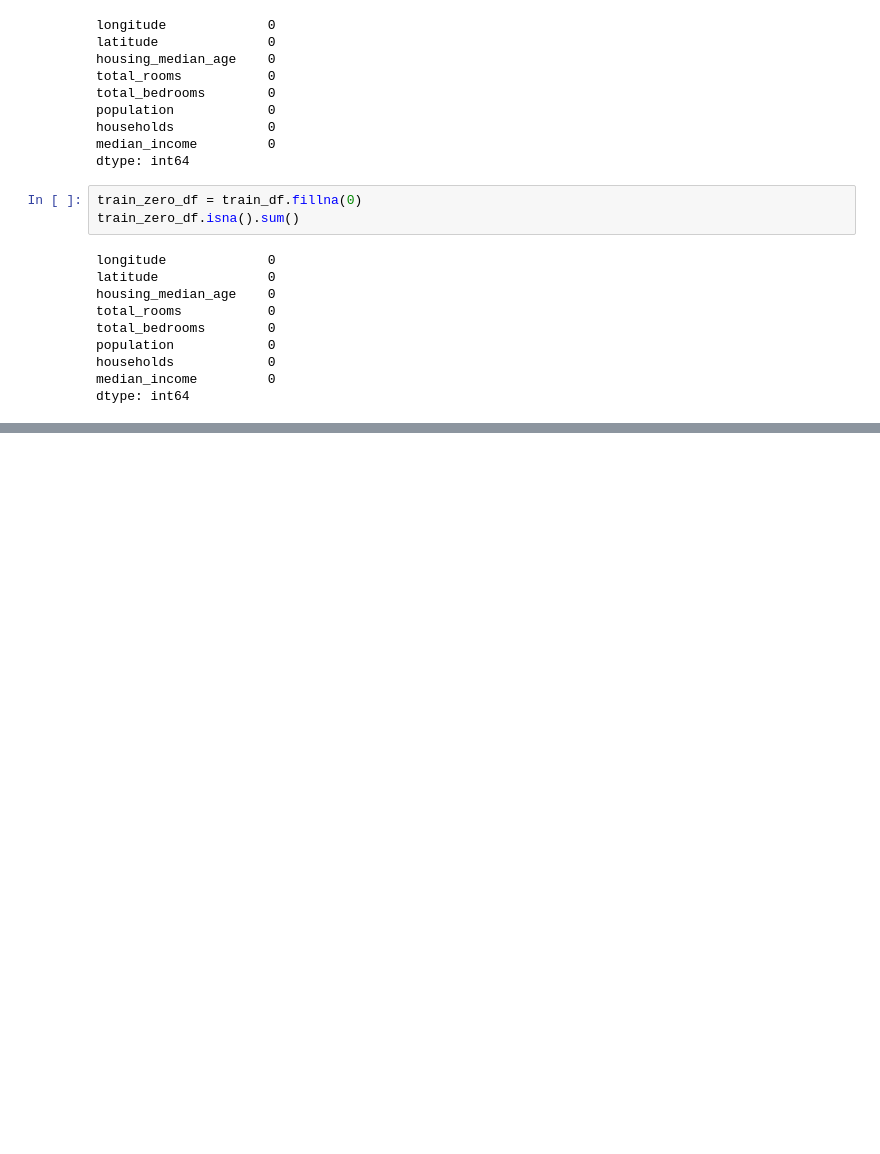
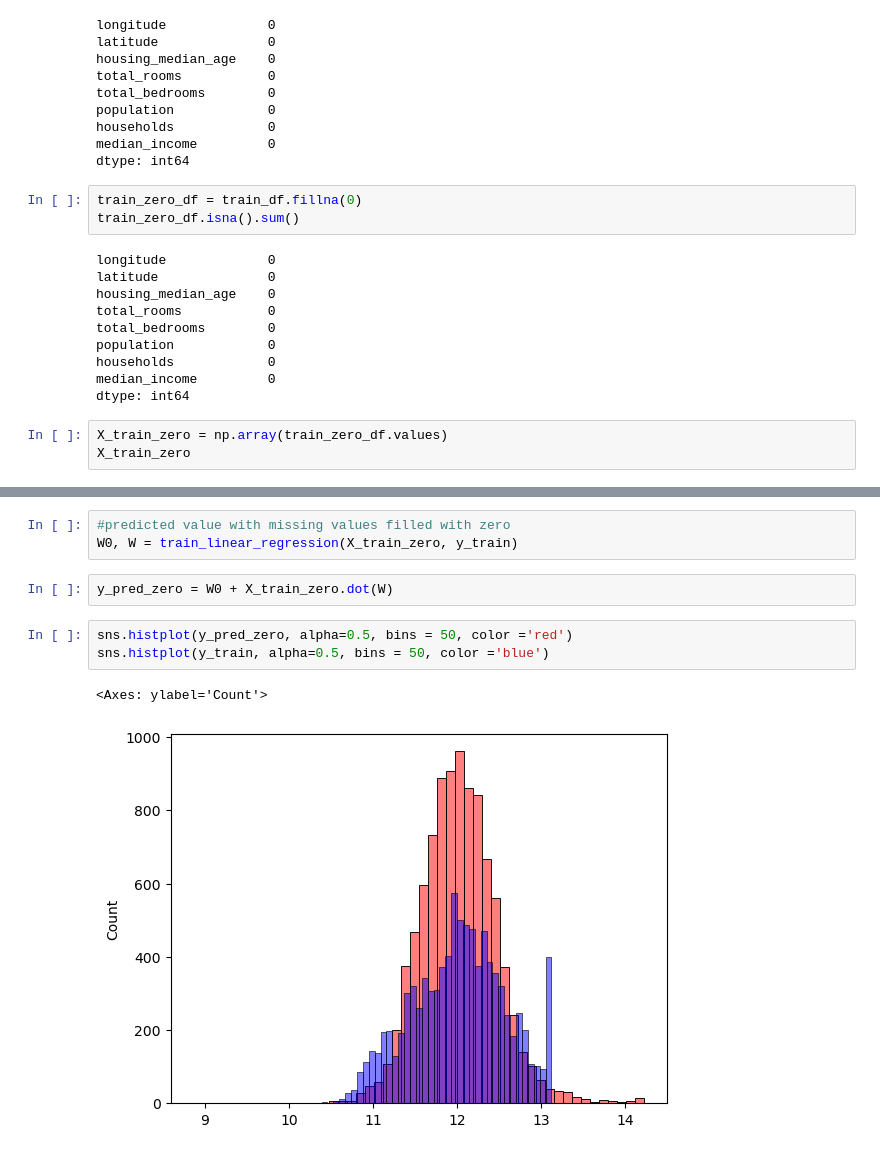
Before and after one commit to sam47-asfaw/ml_zoomcamp, a Jupyter notebook: 02-regression/HW2_regression.ipynb, the cells around one changed output, grey strips where cells are left out. Cells and saved outputs as stored; diff of their text form; blank space fills up the shorter version.

```diff
--- a/02-regression/HW2_regression.ipynb
+++ b/02-regression/HW2_regression.ipynb
@@ -250,3 +250,6 @@ population            0
 households            0
 median_income         0
 dtype: int64
+# %%
+X_train_zero = np.array(train_zero_df.values)
+X_train_zero
@@ -252,0 +311,11 @@ dtype: int64
+# %%
+#predicted value with missing values filled with zero
+W0, W = train_linear_regression(X_train_zero, y_train)
+# %%
+y_pred_zero = W0 + X_train_zero.dot(W)
+# %%
+sns.histplot(y_pred_zero, alpha=0.5, bins = 50, color ='red')
+sns.histplot(y_train, alpha=0.5, bins = 50, color ='blue')
+# %% [output]
+<Axes: ylabel='Count'>
+[figure, added]
```
Also changed, not shown: parts of 14 cells of this notebook, 1 other file.
